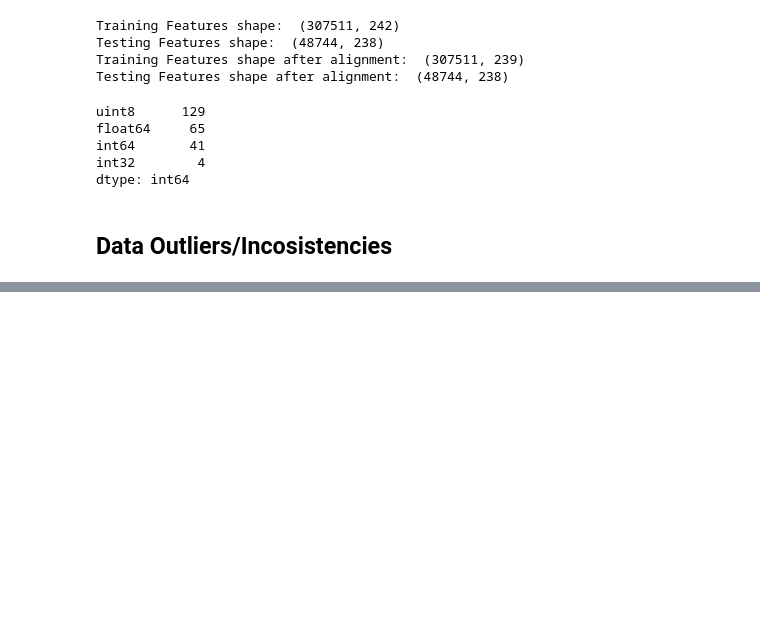
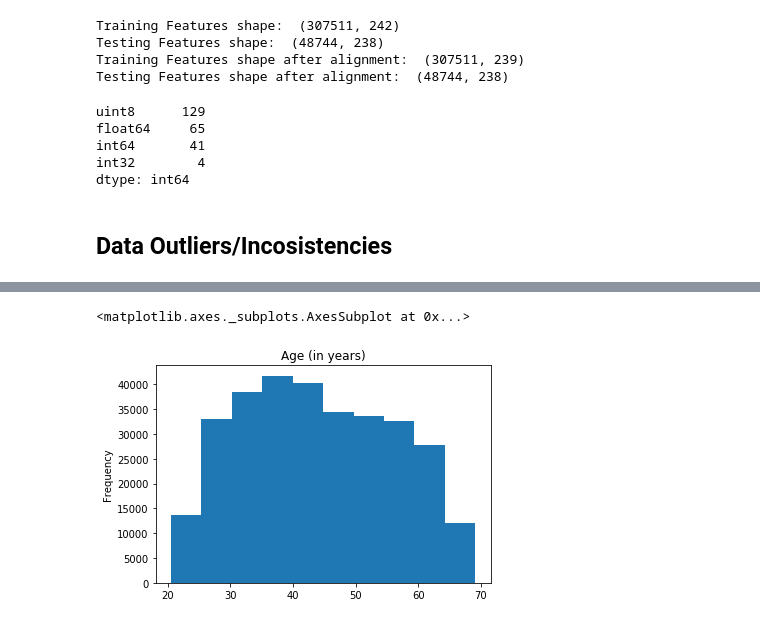
Before and after one commit to MohitAgarwal27/MachineLearning, a Jupyter notebook: HomeCreditDefaultRisk/Home Credit Default Risk.ipynb, the cells around one changed output, grey strips where cells are left out. Cells and saved outputs as stored; diff of their text form; code cells hidden in the pictures; blank space fills up the shorter version.

```diff
--- a/HomeCreditDefaultRisk/Home Credit Default Risk.ipynb
+++ b/HomeCreditDefaultRisk/Home Credit Default Risk.ipynb
@@ -225,0 +221,5 @@ df_train.describe()
+# %%
+(-df_train.DAYS_BIRTH/365).plot.hist(title = 'Age (in years)')
+# %% [output]
+<matplotlib.axes._subplots.AxesSubplot at 0x...>
+[figure, added]
```
Also changed, not shown: parts of 46 cells of this notebook.
